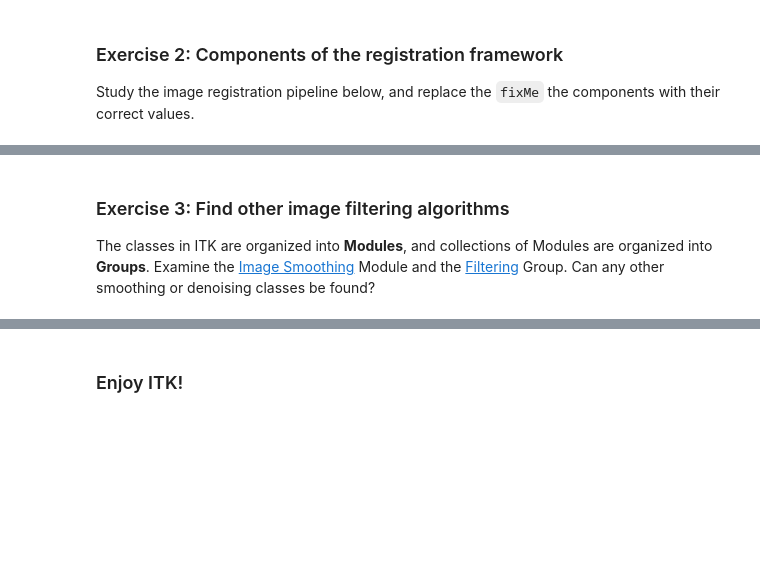
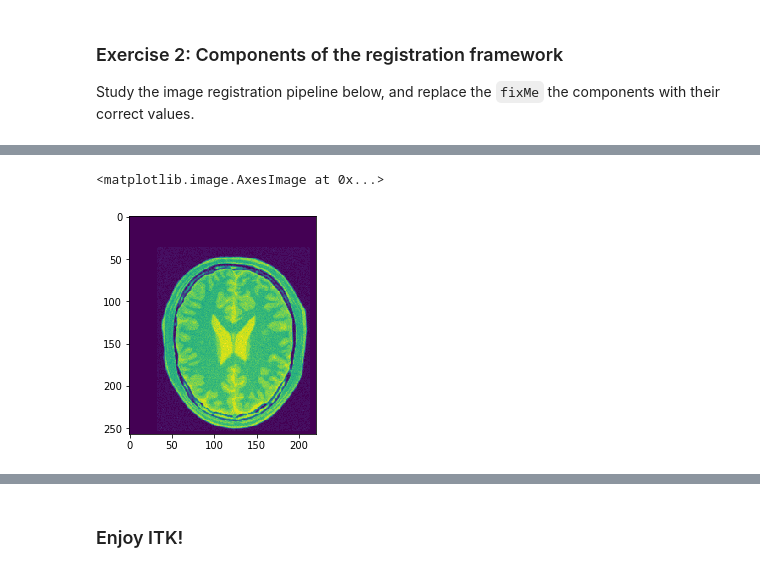
Before and after one commit to InsightSoftwareConsortium/ScientificImageAnalysisVisualizationAndArtificialIntelligenceCourse, a Jupyter notebook: 5_Registration.ipynb, the cells around one changed output, grey strips where cells are left out. Drawn from its saved outputs; the diff is of its cells as text; code cells hidden in the pictures; blank space fills up the shorter version.

Commit message:
ENH: Registration excercises

```diff
--- a/5_Registration.ipynb
+++ b/5_Registration.ipynb
@@ -146,4 +105,21 @@ writer.Update()
-# %% [markdown]
-### Exercise 3: Find other image filtering algorithms
-
-The classes in ITK are organized into **Modules**, and collections of Modules are organized into **Groups**. Examine the [Image Smoothing](https://itk.org/Insight/Doxygen/html/group__ITKSmoothing.html) Module and the [Filtering](https://itk.org/Insight/Doxygen/html/group__Group-Filtering.html) Group. Can any other smoothing or denoising classes be found?
+# %%
+CompositeTransformType = itk.CompositeTransform[itk.D, Dimension]
+outputCompositeTransform = CompositeTransformType.New()
+outputCompositeTransform.AddTransform(movingInitialTransform)
+outputCompositeTransform.AddTransform(registration.GetModifiableTransform())
+
+resampler = itk.ResampleImageFilter.New(Input=fixMe,
+        Transform=fixMe,
+        UseReferenceImage=True,
+        ReferenceImage=fixMe)
+resampler.SetDefaultPixelValue(100)
+
+OutputPixelType = itk.ctype('unsigned char')
+OutputImageType = itk.Image[OutputPixelType, Dimension]
+
+resampler.Update()
+
+plt.imshow(itk.GetArrayViewFromImage(movingImage))
+# %% [output]
+<matplotlib.image.AxesImage at 0x...>
+[figure, added]
```
Also changed, not shown: parts of 6 cells of this notebook, 2 other files.
